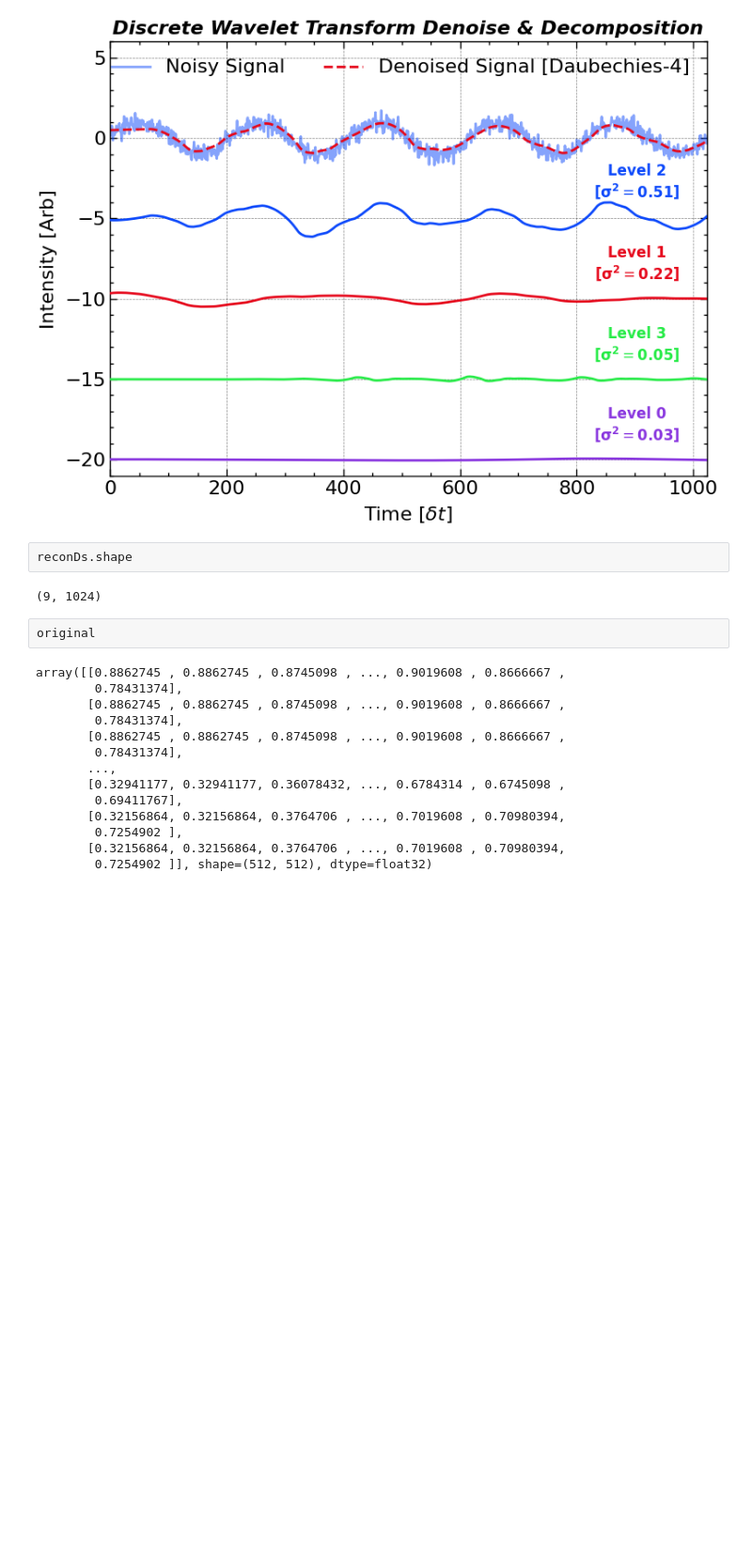
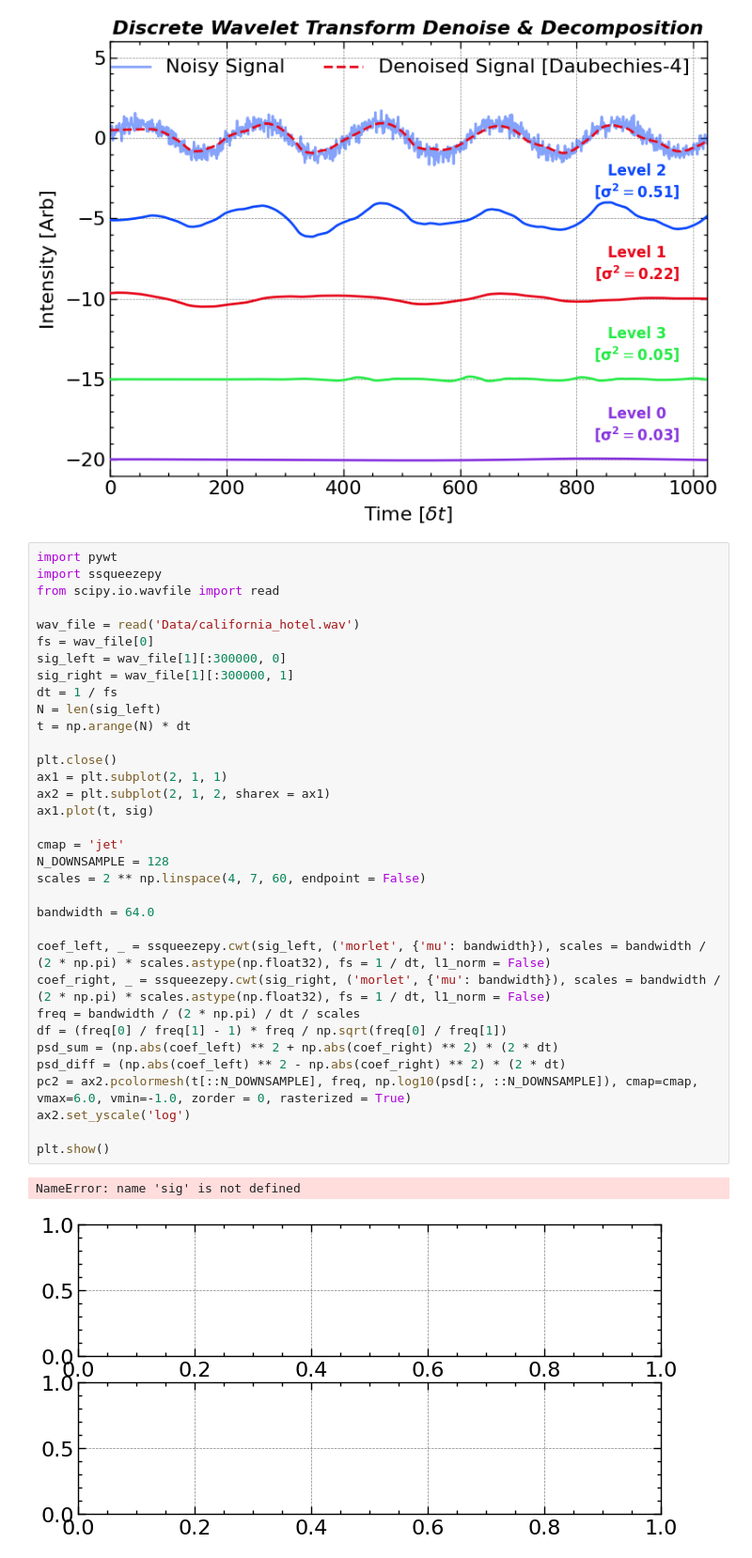
Before and after one commit to jiutongzhao/Time-Series-Data-Analysis, a Jupyter notebook: chap7.ipynb, the cells around one changed output. Shown at 94% size. Cells and saved outputs as stored; diff of their text form; blank space fills up the shorter version.

```diff
--- a/chap7.ipynb
+++ b/chap7.ipynb
@@ -392,26 +392,43 @@ plt.savefig(save_path + 'figure_dwt_denoise.png',bbox_inches='tight',dpi=300)
 plt.show()
 # %% [output]
 [figure]
-# %%
-reconDs.shape
-# %% [output]
-(9, 1024)
 # %%
-original
+import pywt
+import ssqueezepy
+from scipy.io.wavfile import read
+
+wav_file = read('Data/california_hotel.wav')
+fs = wav_file[0]
+sig_left = wav_file[1][:300000, 0]
+sig_right = wav_file[1][:300000, 1]
+dt = 1 / fs
+N = len(sig_left)
+t = np.arange(N) * dt
+
+plt.close()
+ax1 = plt.subplot(2, 1, 1)
+ax2 = plt.subplot(2, 1, 2, sharex = ax1)
+ax1.plot(t, sig)
+
+cmap = 'jet'
+N_DOWNSAMPLE = 128
+scales = 2 ** np.linspace(4, 7, 60, endpoint = False)
+
+bandwidth = 64.0
+
+coef_left, _ = ssqueezepy.cwt(sig_left, ('morlet', {'mu': bandwidth}), scales = bandwidth / (2 * np.pi) * scales.astype(np.float32), fs = 1 / dt, l1_norm = False)
+coef_right, _ = ssqueezepy.cwt(sig_right, ('morlet', {'mu': bandwidth}), scales = bandwidth / (2 * np.pi) * scales.astype(np.float32), fs = 1 / dt, l1_norm = False)
+freq = bandwidth / (2 * np.pi) / dt / scales
+df = (freq[0] / freq[1] - 1) * freq / np.sqrt(freq[0] / freq[1])
+psd_sum = (np.abs(coef_left) ** 2 + np.abs(coef_right) ** 2) * (2 * dt)
+psd_diff = (np.abs(coef_left) ** 2 - np.abs(coef_right) ** 2) * (2 * dt)
+pc2 = ax2.pcolormesh(t[::N_DOWNSAMPLE], freq, np.log10(psd[:, ::N_DOWNSAMPLE]), cmap=cmap, vmax=6.0, vmin=-1.0, zorder = 0, rasterized = True)
+ax2.set_yscale('log')
+
+plt.show()
 # %% [output]
-array([[0.8862745 , 0.8862745 , 0.8745098 , ..., 0.9019608 , 0.8666667 ,
-        0.78431374],
-       [0.8862745 , 0.8862745 , 0.8745098 , ..., 0.9019608 , 0.8666667 ,
-        0.78431374],
-       [0.8862745 , 0.8862745 , 0.8745098 , ..., 0.9019608 , 0.8666667 ,
-        0.78431374],
-       ...,
-       [0.32941177, 0.32941177, 0.36078432, ..., 0.6784314 , 0.6745098 ,
-        0.69411767],
-       [0.32156864, 0.32156864, 0.3764706 , ..., 0.7019608 , 0.70980394,
-        0.7254902 ],
-       [0.32156864, 0.32156864, 0.3764706 , ..., 0.7019608 , 0.70980394,
-        0.7254902 ]], shape=(512, 512), dtype=float32)
+NameError: name 'sig' is not defined
+[figure, added]
 # %%
 # Load image
 import scipy.ndimage
```
